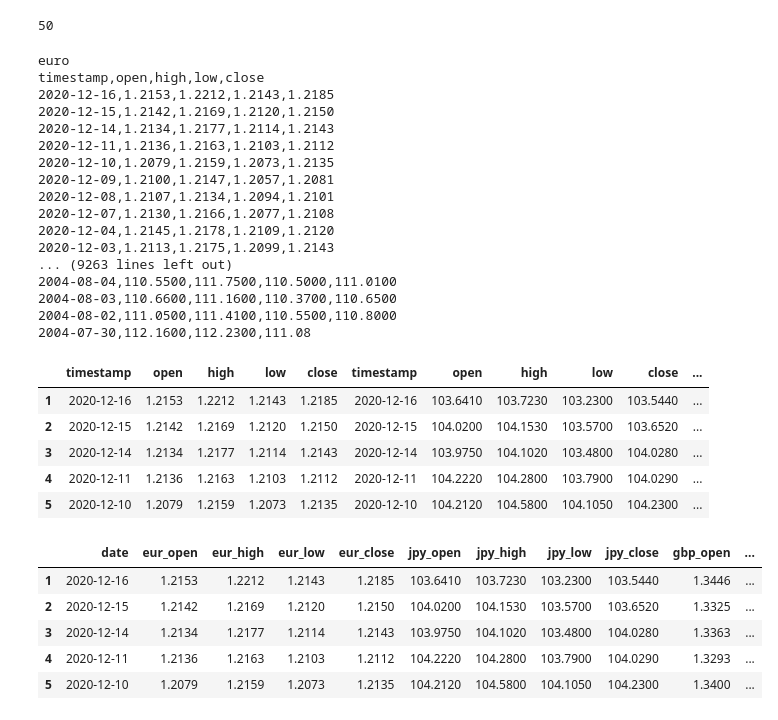
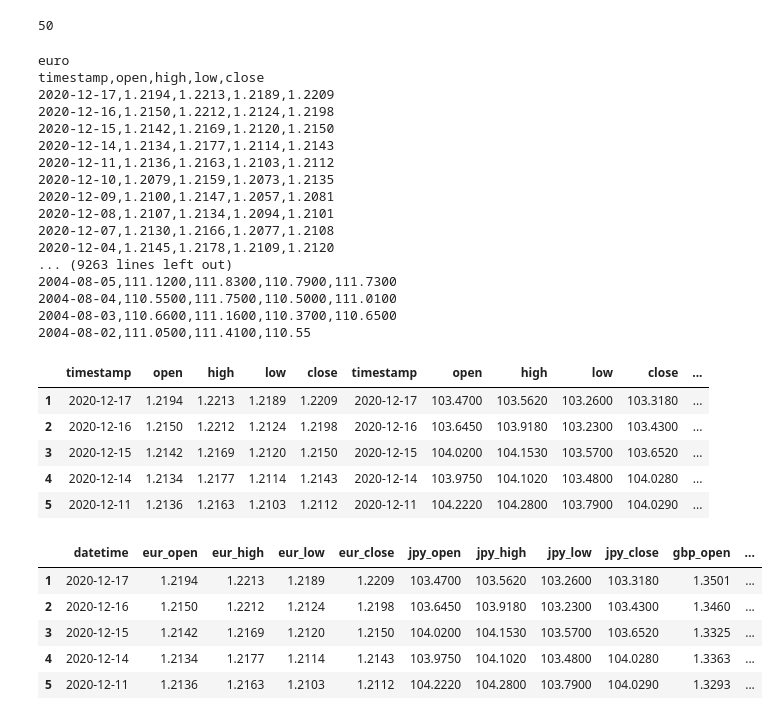
Before and after one commit to lchristij/Project-01, a Jupyter notebook: api_data.ipynb, the cells around one changed output. Drawn from its saved outputs; the diff is of its cells as text; code cells hidden in the pictures.

```diff
--- a/api_data.ipynb
+++ b/api_data.ipynb
@@ -24,7 +28,7 @@ eur_querystring = {"from_symbol":"EUR","function":"FX_DAILY","to_symbol":"USD","
 jpy_querystring = {"from_symbol":"USD","function":"FX_DAILY","to_symbol":"JPY","outputsize":"full","datatype":"csv"}
 gbp_querystring = {"from_symbol":"GBP","function":"FX_DAILY","to_symbol":"USD","outputsize":"full","datatype":"csv"}
 headers = {
-    'x-rapidapi-key': "ra_key",
+    'x-rapidapi-key': ra_key,
     'x-rapidapi-host': "alpha-vantage.p.rapidapi.com"
     }
 
@@ -44,7 +48,8 @@ print(gbp_response.text)
 # %% [output]
 euro
 timestamp,open,high,low,close
-2020-12-16,1.2153,1.2212,1.2143,1.2185
+2020-12-17,1.2194,1.2213,1.2189,1.2209
+2020-12-16,1.2150,1.2212,1.2124,1.2198
 2020-12-15,1.2142,1.2169,1.2120,1.2150
 2020-12-14,1.2134,1.2177,1.2114,1.2143
 2020-12-11,1.2136,1.2163,1.2103,1.2112
@@ -53,12 +58,11 @@ timestamp,open,high,low,close
 2020-12-08,1.2107,1.2134,1.2094,1.2101
 2020-12-07,1.2130,1.2166,1.2077,1.2108
 2020-12-04,1.2145,1.2178,1.2109,1.2120
-2020-12-03,1.2113,1.2175,1.2099,1.2143
 ... (9263 lines left out)
+2004-08-05,111.1200,111.8300,110.7900,111.7300
 2004-08-04,110.5500,111.7500,110.5000,111.0100
 2004-08-03,110.6600,111.1600,110.3700,110.6500
-2004-08-02,111.0500,111.4100,110.5500,110.8000
-2004-07-30,112.1600,112.2300,111.08
+2004-08-02,111.0500,111.4100,110.55
 # %%
 eur_data = eur_response.text
 eur_df = pd.DataFrame([x.split(',') for x in eur_data.splitlines()])
@@ -88,24 +89,23 @@ gbp_df = gbp_df[1:]
 # %%
 curr_fx = pd.DataFrame()
 curr_fx = pd.concat([eur_df, jpy_df, gbp_df], axis=1, sort=False)
-
+#curr_fx['date'] = curr_fx.set_index['date']
 curr_fx.head()
 # %% [output]
 |  | timestamp | open | high | low | close | timestamp | open | high | low | close | ... |
-| 1 | 2020-12-16 | 1.2153 | 1.2212 | 1.2143 | 1.2185 | 2020-12-16 | 103.6410 | 103.7230 | 103.2300 | 103.5440 | ... |
-| 2 | 2020-12-15 | 1.2142 | 1.2169 | 1.2120 | 1.2150 | 2020-12-15 | 104.0200 | 104.1530 | 103.5700 | 103.6520 | ... |
-| 3 | 2020-12-14 | 1.2134 | 1.2177 | 1.2114 | 1.2143 | 2020-12-14 | 103.9750 | 104.1020 | 103.4800 | 104.0280 | ... |
-| 4 | 2020-12-11 | 1.2136 | 1.2163 | 1.2103 | 1.2112 | 2020-12-11 | 104.2220 | 104.2800 | 103.7900 | 104.0290 | ... |
-| 5 | 2020-12-10 | 1.2079 | 1.2159 | 1.2073 | 1.2135 | 2020-12-10 | 104.2120 | 104.5800 | 104.1050 | 104.2300 | ... |
+| 1 | 2020-12-17 | 1.2194 | 1.2213 | 1.2189 | 1.2209 | 2020-12-17 | 103.4700 | 103.5620 | 103.2600 | 103.3180 | ... |
+| 2 | 2020-12-16 | 1.2150 | 1.2212 | 1.2124 | 1.2198 | 2020-12-16 | 103.6450 | 103.9180 | 103.2300 | 103.4300 | ... |
+| 3 | 2020-12-15 | 1.2142 | 1.2169 | 1.2120 | 1.2150 | 2020-12-15 | 104.0200 | 104.1530 | 103.5700 | 103.6520 | ... |
+| 4 | 2020-12-14 | 1.2134 | 1.2177 | 1.2114 | 1.2143 | 2020-12-14 | 103.9750 | 104.1020 | 103.4800 | 104.0280 | ... |
+| 5 | 2020-12-11 | 1.2136 | 1.2163 | 1.2103 | 1.2112 | 2020-12-11 | 104.2220 | 104.2800 | 103.7900 | 104.0290 | ... |
 # %%
-curr_fx.columns = ['date', 'eur_open', 'eur_high', 'eur_low', 'eur_close', 'jpy_date', 'jpy_open', 'jpy_high', 'jpy_low', 'jpy_close', 'gbp_date', 'gbp_open', 'gbp_high', 'gbp_low', 'gbp_close']
+curr_fx.columns = ['datetime', 'eur_open', 'eur_high', 'eur_low', 'eur_close', 'jpy_date', 'jpy_open', 'jpy_high', 'jpy_low', 'jpy_close', 'gbp_date', 'gbp_open', 'gbp_high', 'gbp_low', 'gbp_close']
 curr_fx = curr_fx.drop(columns=['jpy_date', 'gbp_date'])
-
 curr_fx.head()
 # %% [output]
-|  | date | eur_open | eur_high | eur_low | eur_close | jpy_open | jpy_high | jpy_low | jpy_close | gbp_open | ... |
-| 1 | 2020-12-16 | 1.2153 | 1.2212 | 1.2143 | 1.2185 | 103.6410 | 103.7230 | 103.2300 | 103.5440 | 1.3446 | ... |
-| 2 | 2020-12-15 | 1.2142 | 1.2169 | 1.2120 | 1.2150 | 104.0200 | 104.1530 | 103.5700 | 103.6520 | 1.3325 | ... |
-| 3 | 2020-12-14 | 1.2134 | 1.2177 | 1.2114 | 1.2143 | 103.9750 | 104.1020 | 103.4800 | 104.0280 | 1.3363 | ... |
-| 4 | 2020-12-11 | 1.2136 | 1.2163 | 1.2103 | 1.2112 | 104.2220 | 104.2800 | 103.7900 | 104.0290 | 1.3293 | ... |
-| 5 | 2020-12-10 | 1.2079 | 1.2159 | 1.2073 | 1.2135 | 104.2120 | 104.5800 | 104.1050 | 104.2300 | 1.3400 | ... |
+|  | datetime | eur_open | eur_high | eur_low | eur_close | jpy_open | jpy_high | jpy_low | jpy_close | gbp_open | ... |
+| 1 | 2020-12-17 | 1.2194 | 1.2213 | 1.2189 | 1.2209 | 103.4700 | 103.5620 | 103.2600 | 103.3180 | 1.3501 | ... |
+| 2 | 2020-12-16 | 1.2150 | 1.2212 | 1.2124 | 1.2198 | 103.6450 | 103.9180 | 103.2300 | 103.4300 | 1.3460 | ... |
+| 3 | 2020-12-15 | 1.2142 | 1.2169 | 1.2120 | 1.2150 | 104.0200 | 104.1530 | 103.5700 | 103.6520 | 1.3325 | ... |
+| 4 | 2020-12-14 | 1.2134 | 1.2177 | 1.2114 | 1.2143 | 103.9750 | 104.1020 | 103.4800 | 104.0280 | 1.3363 | ... |
+| 5 | 2020-12-11 | 1.2136 | 1.2163 | 1.2103 | 1.2112 | 104.2220 | 104.2800 | 103.7900 | 104.0290 | 1.3293 | ... |
```
Also changed, not shown: parts of 6 cells of this notebook.
